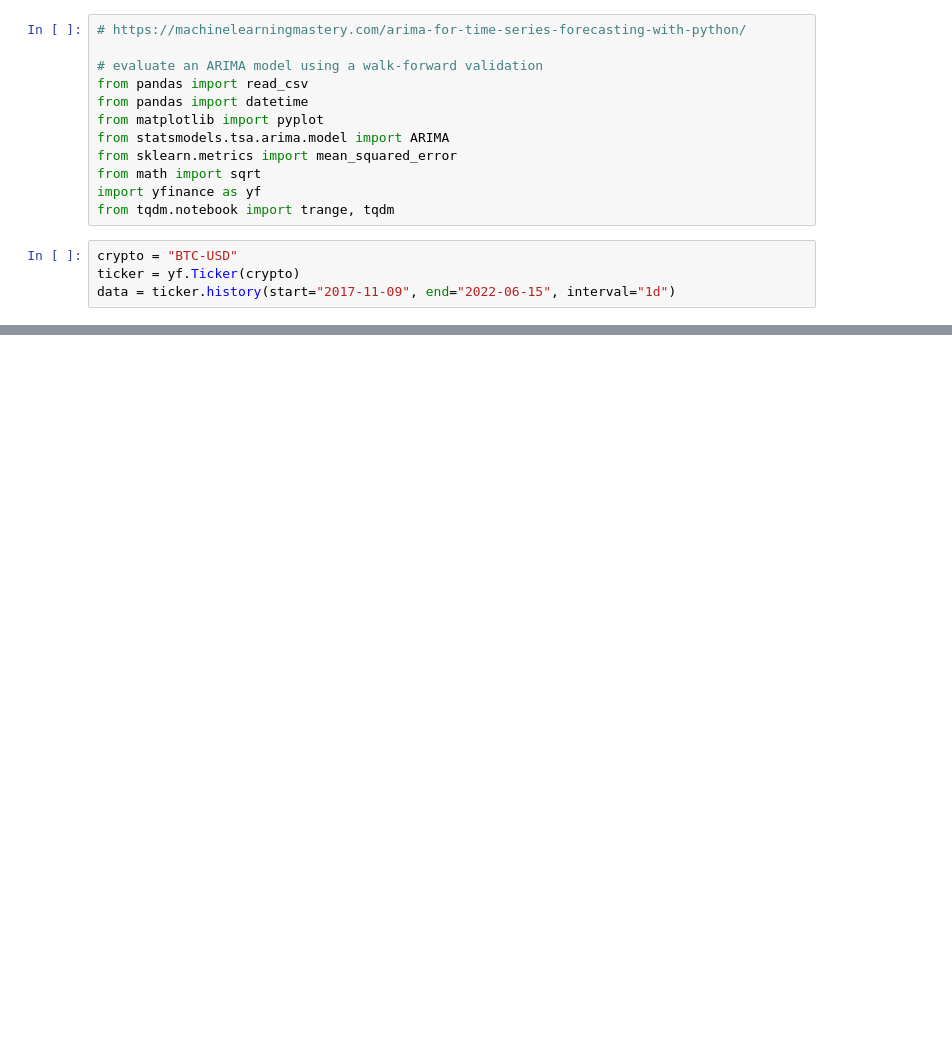
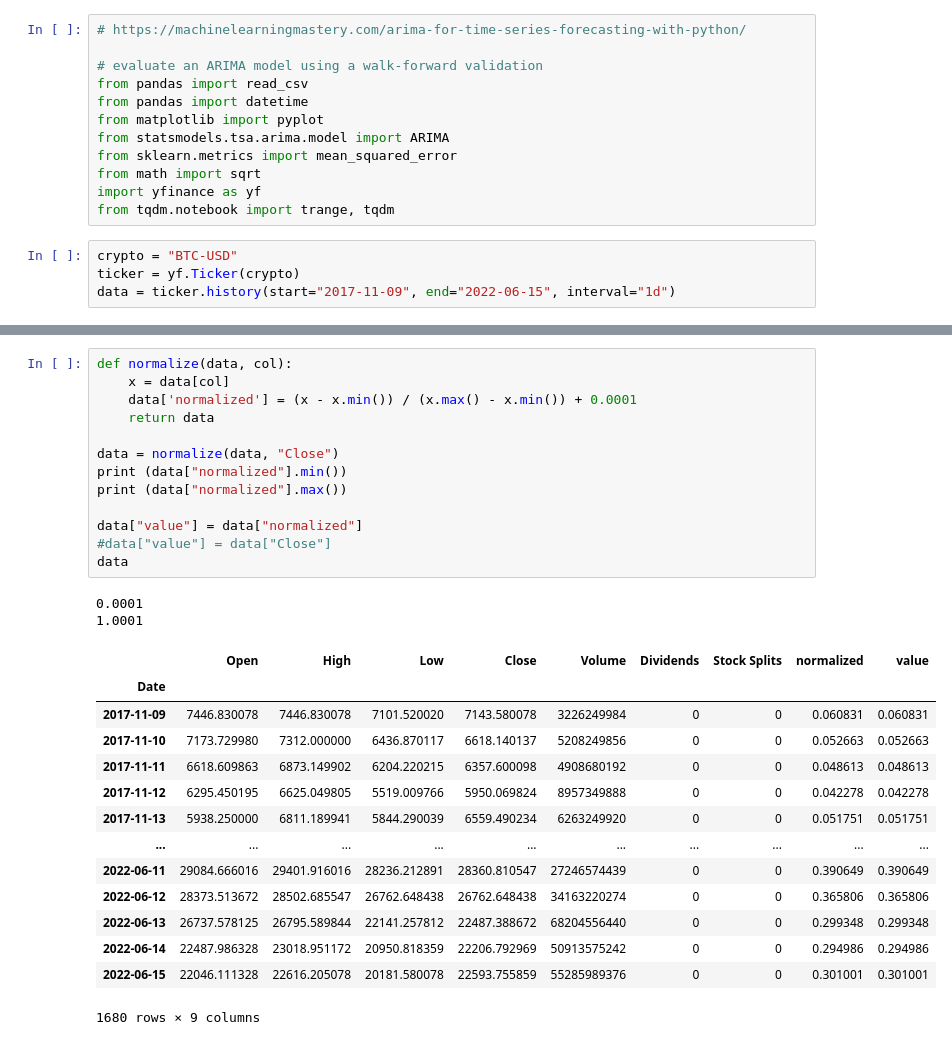
Before and after one commit to cybertraining-dsc/su21-reu-361, a Jupyter notebook: project/code/arima.ipynb, the cells around one changed output, grey strips where cells are left out. Drawn from its saved outputs; the diff is of its cells as text; blank space fills up the shorter version.

```diff
--- a/project/code/arima.ipynb
+++ b/project/code/arima.ipynb
@@ -32,3 +32,33 @@ Date
 Name: Close, Length: 1680, dtype: float64
+# %%
+def normalize(data, col):
+	x = data[col]
+	data['normalized'] = (x - x.min()) / (x.max() - x.min()) + 0.0001
+	return data
+
+data = normalize(data, "Close")
+print (data["normalized"].min())
+print (data["normalized"].max())
+
+data["value"] = data["normalized"]
+#data["value"] = data["Close"]
+data
+# %% [output]
+0.0001
+1.0001
+|  | Open | High | Low | Close | Volume | Dividends | Stock Splits | normalized | value |
+| Date |  |  |  |  |  |  |  |  |  |
+| 2017-11-09 | 7446.830078 | 7446.830078 | 7101.520020 | 7143.580078 | 3226249984 | 0 | 0 | 0.060831 | 0.060831 |
+| 2017-11-10 | 7173.729980 | 7312.000000 | 6436.870117 | 6618.140137 | 5208249856 | 0 | 0 | 0.052663 | 0.052663 |
+| 2017-11-11 | 6618.609863 | 6873.149902 | 6204.220215 | 6357.600098 | 4908680192 | 0 | 0 | 0.048613 | 0.048613 |
+| 2017-11-12 | 6295.450195 | 6625.049805 | 5519.009766 | 5950.069824 | 8957349888 | 0 | 0 | 0.042278 | 0.042278 |
+| 2017-11-13 | 5938.250000 | 6811.189941 | 5844.290039 | 6559.490234 | 6263249920 | 0 | 0 | 0.051751 | 0.051751 |
+| ... | ... | ... | ... | ... | ... | ... | ... | ... | ... |
+| 2022-06-11 | 29084.666016 | 29401.916016 | 28236.212891 | 28360.810547 | 27246574439 | 0 | 0 | 0.390649 | 0.390649 |
+| 2022-06-12 | 28373.513672 | 28502.685547 | 26762.648438 | 26762.648438 | 34163220274 | 0 | 0 | 0.365806 | 0.365806 |
+| 2022-06-13 | 26737.578125 | 26795.589844 | 22141.257812 | 22487.388672 | 68204556440 | 0 | 0 | 0.299348 | 0.299348 |
+| 2022-06-14 | 22487.986328 | 23018.951172 | 20950.818359 | 22206.792969 | 50913575242 | 0 | 0 | 0.294986 | 0.294986 |
+| 2022-06-15 | 22046.111328 | 22616.205078 | 20181.580078 | 22593.755859 | 55285989376 | 0 | 0 | 0.301001 | 0.301001 |
+1680 rows × 9 columns
 # %%
 
```
Also changed, not shown: parts of 13 cells of this notebook.
